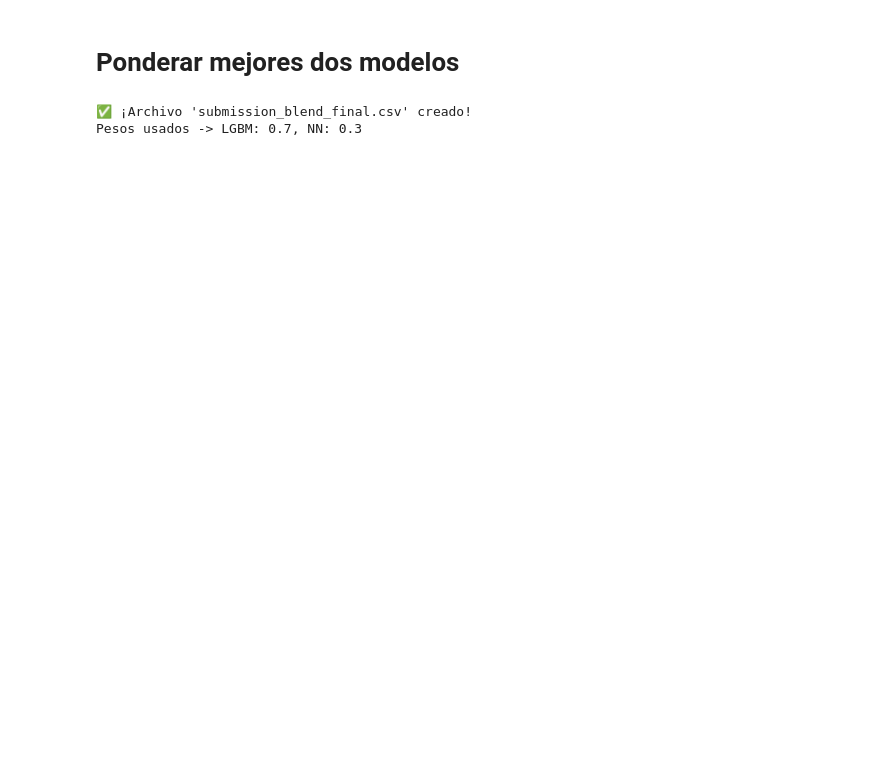
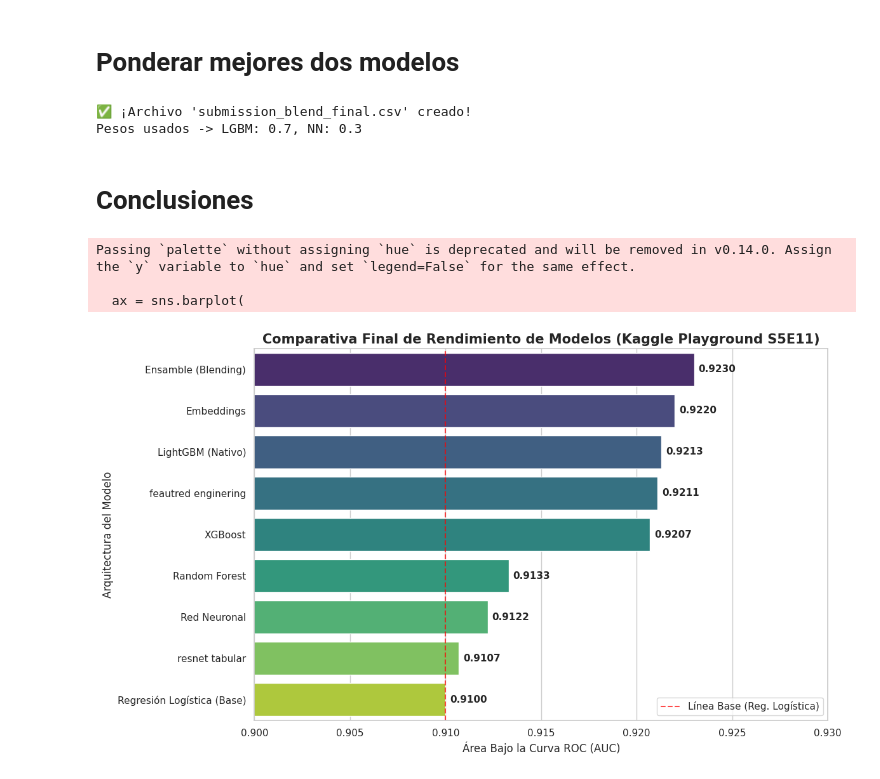
Before and after one commit to JulianSalazarD/kaggle, a Jupyter notebook: final.ipynb, the cells around one changed output. Cells and saved outputs as stored; diff of their text form; code cells hidden in the pictures; blank space fills up the shorter version.

```diff
--- a/final.ipynb
+++ b/final.ipynb
@@ -1815,3 +1642,71 @@ print(f"Pesos usados -> LGBM: {weight_lgbm}, NN: {weight_nn}")
 # %% [output]
 ✅ ¡Archivo 'submission_blend_final.csv' creado!
 Pesos usados -> LGBM: 0.7, NN: 0.3
+# %% [markdown]
+# Conclusiones
+# %%
+import pandas as pd
+import matplotlib.pyplot as plt
+import seaborn as sns
+
+# 1. Recopilamos los resultados (Reemplaza con TUS valores exactos finales)
+# Estos son valores estimados basados en lo que conversamos
+resultados_finales = {
+    'Modelo': [
+        'Regresión Logística (Base)',
+        'resnet tabular',
+        'Red Neuronal',
+        'Random Forest',
+        'XGBoost',
+        'feautred enginering',
+        'LightGBM (Nativo)',
+        'Embeddings',
+        'Ensamble (Blending)',
+    ],
+    'AUC-ROC Score': [
+        0.9100,
+        0.9107,
+        0.9122,
+        0.9133,
+        0.9207,
+        0.9211,
+        0.9213,
+        0.922,
+        0.9230
+    ]
+}
+
+df_resultados = pd.DataFrame(resultados_finales).sort_values('AUC-ROC Score', ascending=False)
+
+# 2. Configuración del Gráfico
+plt.figure(figsize=(12, 7))
+sns.set_theme(style="whitegrid")
+
+# Barplot
+ax = sns.barplot(
+    data=df_resultados,
+    x='AUC-ROC Score',
+    y='Modelo',
+    palette='viridis'
+)
+
+# 3. Añadir etiquetas de valor en cada barra
+for i in ax.containers:
+    ax.bar_label(i, fmt='%.4f', padding=5, fontsize=11, fontweight='bold')
+
+# 4. Línea de referencia (El Baseline)
+plt.axvline(x=0.9100, color='red', linestyle='--', alpha=0.7, label='Línea Base (Reg. Logística)')
+
+plt.title('Comparativa Final de Rendimiento de Modelos (Kaggle Playground S5E11)', fontsize=15, fontweight='bold')
+plt.xlabel('Área Bajo la Curva ROC (AUC)', fontsize=12)
+plt.ylabel('Arquitectura del Modelo', fontsize=12)
+plt.xlim(0.90, 0.93) # Ajustamos el zoom para ver las diferencias pequeñas
+plt.legend(loc='lower right')
+plt.tight_layout()
+
+plt.show()
+# %% [output]
+Passing `palette` without assigning `hue` is deprecated and will be removed in v0.14.0. Assign the `y` variable to `hue` and set `legend=False` for the same effect.
+
+  ax = sns.barplot(
+[figure, added]
```
Also changed, not shown: parts of 38 cells of this notebook.
